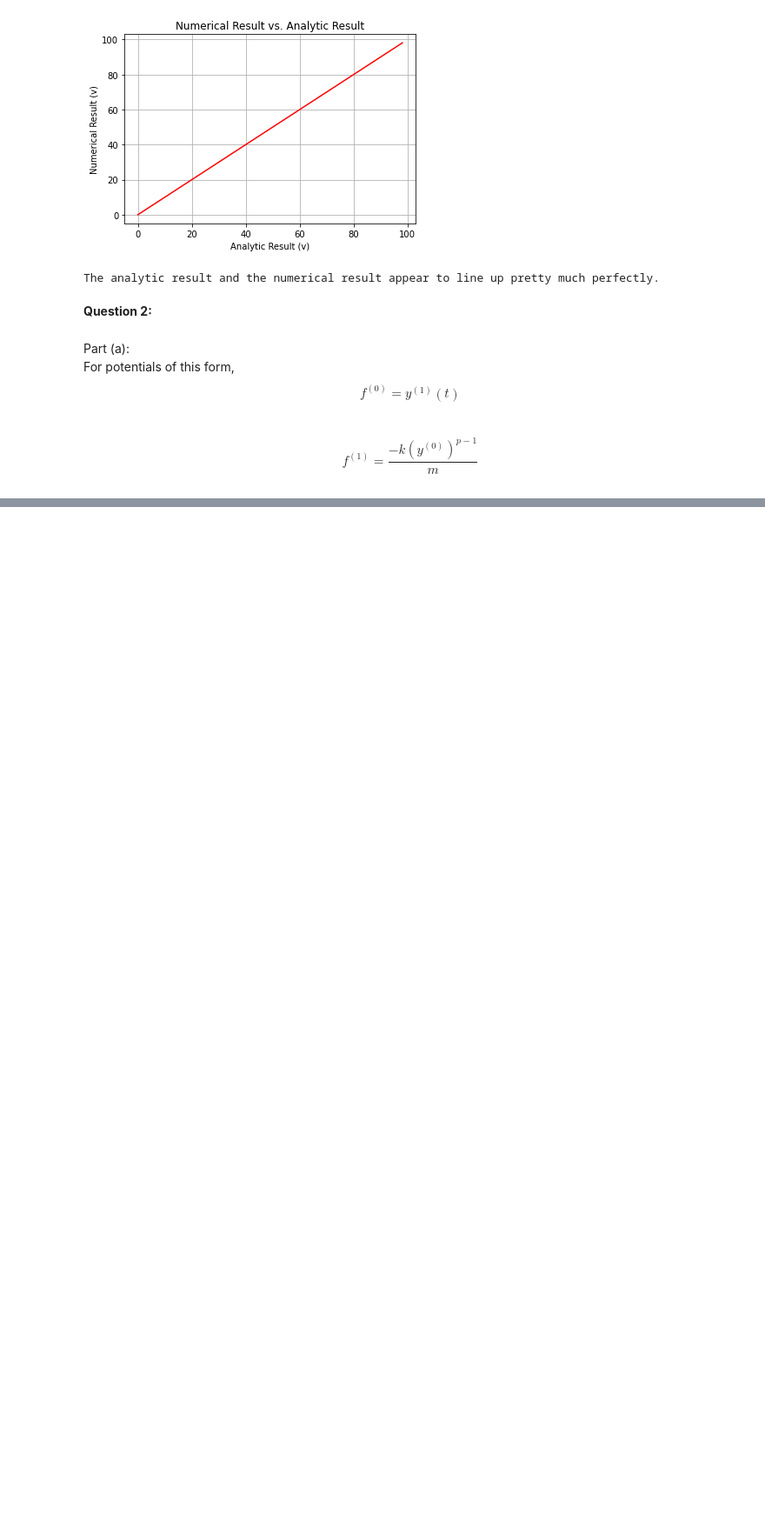
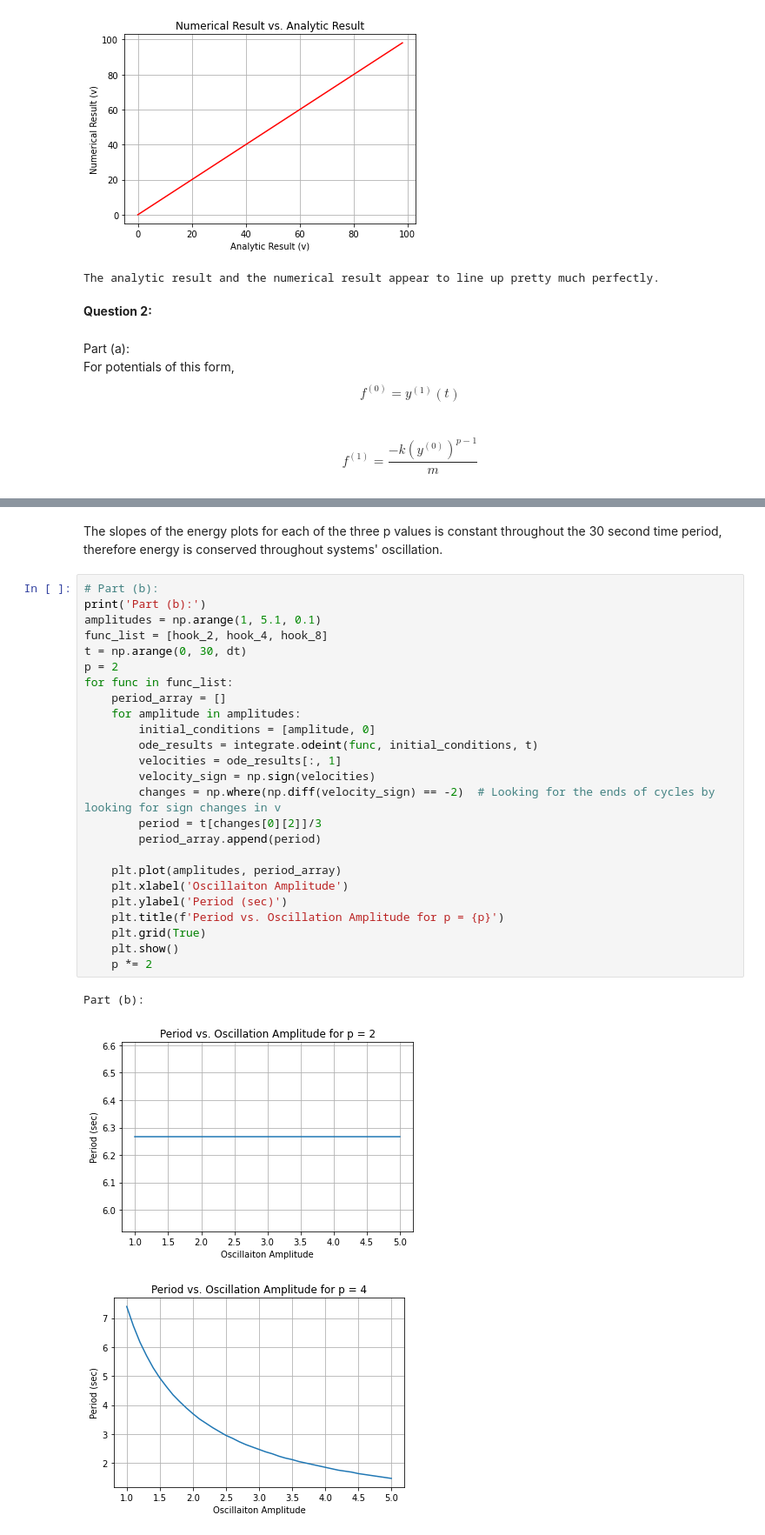
Before and after one commit to JSheare/Computational-Physics, a Jupyter notebook: Exercise Set 5.ipynb, the cells around one changed output, grey strips where cells are left out. Shown at 87% size. Drawn from its saved outputs; the diff is of its cells as text; blank space fills up the shorter version.

```diff
--- a/Exercise Set 5.ipynb
+++ b/Exercise Set 5.ipynb
@@ -213,0 +217,31 @@ The mass' potential energy at its maximum position is 0.0625
+# %% [markdown]
+The slopes of the energy plots for each of the three p values is constant throughout the 30 second time period, therefore energy is conserved throughout systems' oscillation.
+# %%
+# Part (b):
+print('Part (b):')
+amplitudes = np.arange(1, 5.1, 0.1)
+func_list = [hook_2, hook_4, hook_8]
+t = np.arange(0, 30, dt)
+p = 2
+for func in func_list:
+    period_array = []
+    for amplitude in amplitudes:
+        initial_conditions = [amplitude, 0]
+        ode_results = integrate.odeint(func, initial_conditions, t)
+        velocities = ode_results[:, 1]
+        velocity_sign = np.sign(velocities)
+        changes = np.where(np.diff(velocity_sign) == -2)  # Looking for the ends of cycles by looking for sign changes in v
+        period = t[changes[0][2]]/3
+        period_array.append(period)
+
+    plt.plot(amplitudes, period_array)
+    plt.xlabel('Oscillaiton Amplitude')
+    plt.ylabel('Period (sec)')
+    plt.title(f'Period vs. Oscillation Amplitude for p = {p}')
+    plt.grid(True)
+    plt.show()
+    p *= 2
+# %% [output]
+Part (b):
+[figure, added]
+[figure, added]
```
Also changed, not shown: parts of 6 cells of this notebook.
